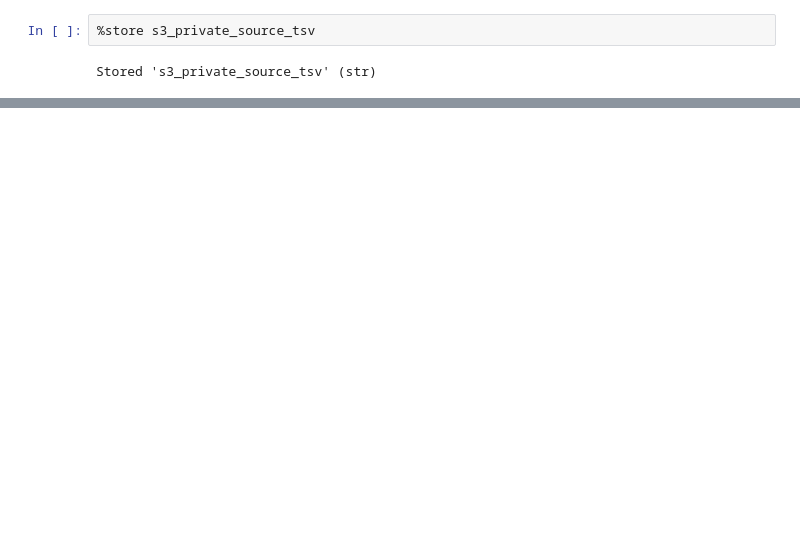
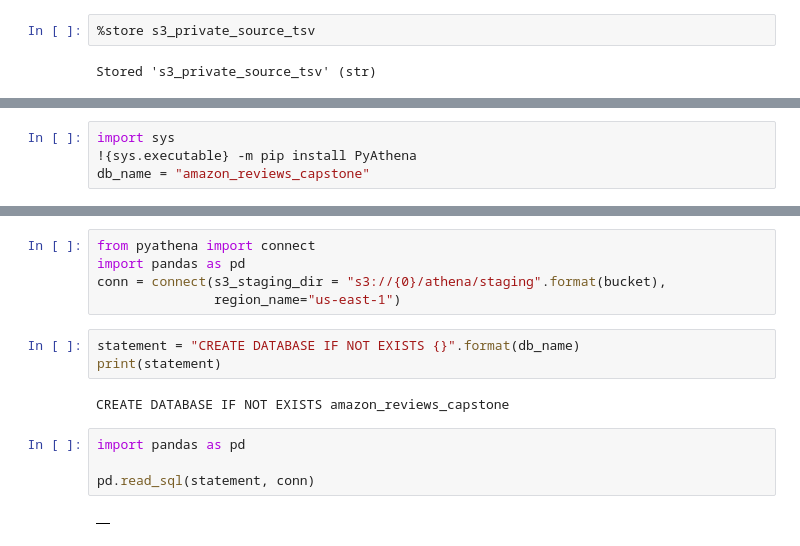
Before and after one commit to IfElseRun/Capstone-Project, a Jupyter notebook: data_insertion.ipynb, the cells around one changed output, grey strips where cells are left out. Cells and saved outputs as stored; diff of their text form; blank space fills up the shorter version.

```diff
--- a/data_insertion.ipynb
+++ b/data_insertion.ipynb
@@ -90,0 +92,4 @@ Invalid bucket name "{}": Bucket name must match the regex "^[a-zA-Z0-9.\-_]{1,2
+# %%
+import sys
+!{sys.executable} -m pip install PyAthena
+db_name = "amazon_reviews_capstone"
@@ -90,0 +111,16 @@ Invalid bucket name "{}": Bucket name must match the regex "^[a-zA-Z0-9.\-_]{1,2
+# %%
+from pyathena import connect
+import pandas as pd
+conn = connect(s3_staging_dir = "s3://{0}/athena/staging".format(bucket),
+               region_name="us-east-1")
+# %%
+statement = "CREATE DATABASE IF NOT EXISTS {}".format(db_name)
+print(statement)
+# %% [output]
+CREATE DATABASE IF NOT EXISTS amazon_reviews_capstone
+# %%
+import pandas as pd
+
+pd.read_sql(statement, conn)
+# %% [output]
+|  |
```
Also changed, not shown: parts of 6 cells of this notebook.
